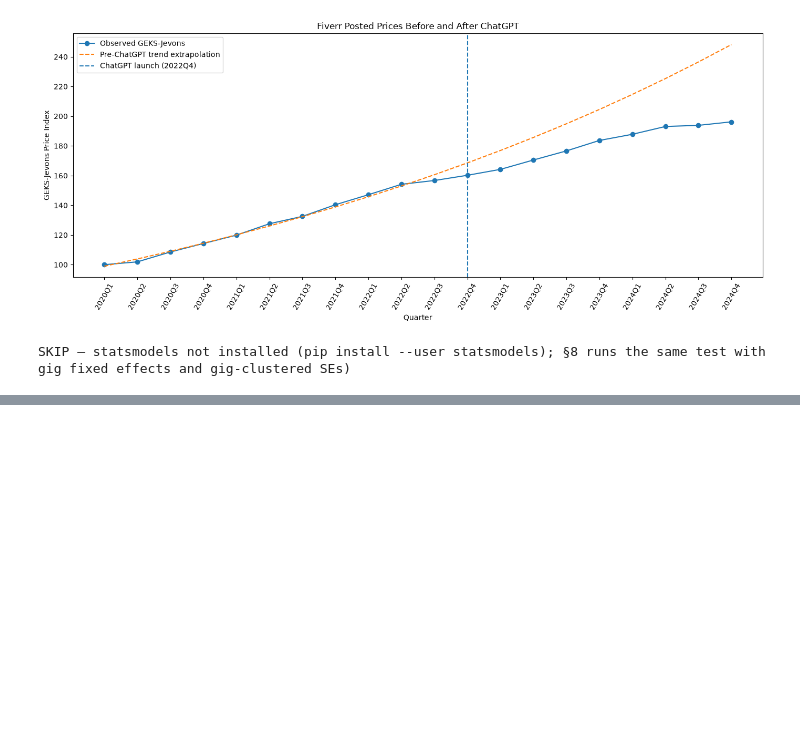
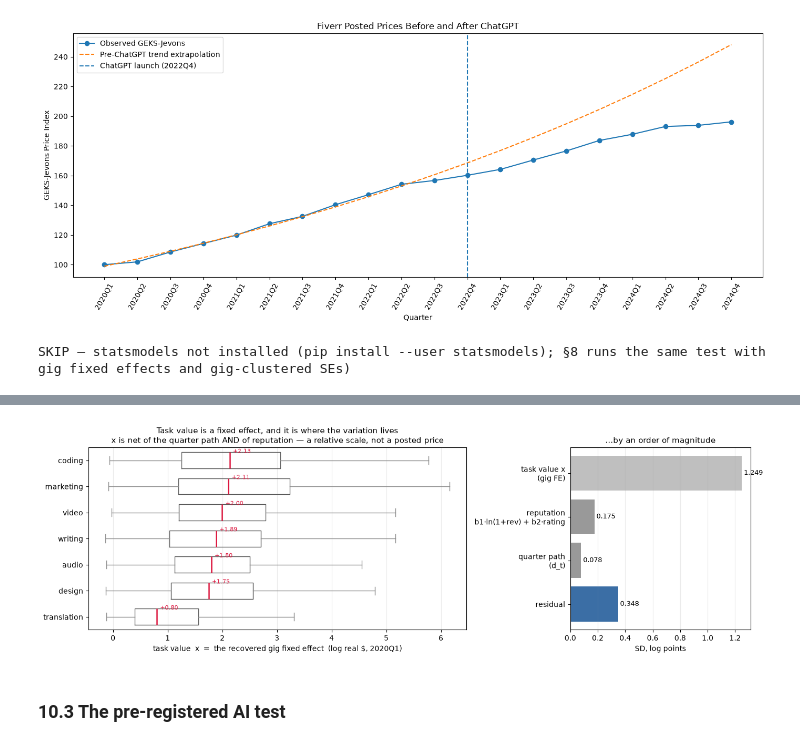
Before and after one commit to AISmithLab/IntelligencePriceIndex, a Jupyter notebook: notebooks/00-explore.ipynb, the cells around one changed output, grey strips where cells are left out. Cells and saved outputs as stored; diff of their text form; code cells hidden in the pictures; blank space fills up the shorter version.

```diff
--- a/notebooks/00-explore.ipynb
+++ b/notebooks/00-explore.ipynb
@@ -1257,0 +1398,41 @@ SKIP — statsmodels not installed (pip install --user statsmodels); §8 runs th
+# %%
+fig, (axL, axR) = plt.subplots(1, 2, figsize=(14, 4.6),
+                               gridspec_kw={"width_ratios": [2.1, 1]})
+
+order = xval.groupby("category").x.median().sort_values().index.tolist()
+axL.boxplot([xval.x[xval.category == c].values for c in order],
+            orientation="horizontal", showfliers=False, widths=.62,
+            medianprops=dict(color="crimson", lw=1.8),
+            boxprops=dict(color="0.35"), whiskerprops=dict(color="0.55"),
+            capprops=dict(color="0.55"))
+for i, c in enumerate(order, start=1):
+    m = xval.x[xval.category == c].median()
+    axL.text(m + .06, i + .28, f"{m:+.2f}", fontsize=8, color="crimson")
+axL.set_yticks(range(1, len(order) + 1)); axL.set_yticklabels(order)   # not `labels=`,
+                                                       # which matplotlib 3.9 renamed
+axL.set_xlabel("task value  x  =  the recovered gig fixed effect  (log real $, 2020Q1)")
+axL.set_title("Task value is a fixed effect, and it is where the variation lives\n"
+              "x is net of the quarter path AND of reputation — a relative scale, "
+              "not a posted price", fontsize=11)
+axL.grid(axis="x", alpha=.25)
+
+# why x belongs in the fixed effect rather than in a proxy: it dwarfs everything
+# the model can actually observe moving within a gig.
+parts = {"task value x\n(gig FE)": xval.x.std(),
+         "reputation\nb1·ln(1+rev) + b2·rating": float(np.std(
+             X[:, -2] * b_rev + X[:, -1] * float(tab0.loc[tab0.term == "rating", "coef"].iloc[0]))),
+         "quarter path\n(d_t)": float(np.std(X[:, :len(names)-2] @
+             tab0.coef.to_numpy()[:len(names)-2])),
+         "residual": fit0["resid_sd"]}
+axR.barh(list(parts)[::-1], list(parts.values())[::-1],
+         color=["0.75", "0.6", "0.6", "#3b6ea5"][::-1])
+for i, v in enumerate(list(parts.values())[::-1]):
+    axR.text(v + .015, i, f"{v:.3f}", va="center", fontsize=9)
+axR.set_xlabel("SD, log points")
+axR.set_title("...by an order of magnitude", fontsize=11)
+axR.grid(axis="x", alpha=.25)
+fig.tight_layout(); plt.show()
+# %% [output]
+[figure, added]
+# %% [markdown]
+### 10.3 The pre-registered AI test
```
Also changed, not shown: parts of 13 cells of this notebook, 5 other files.
